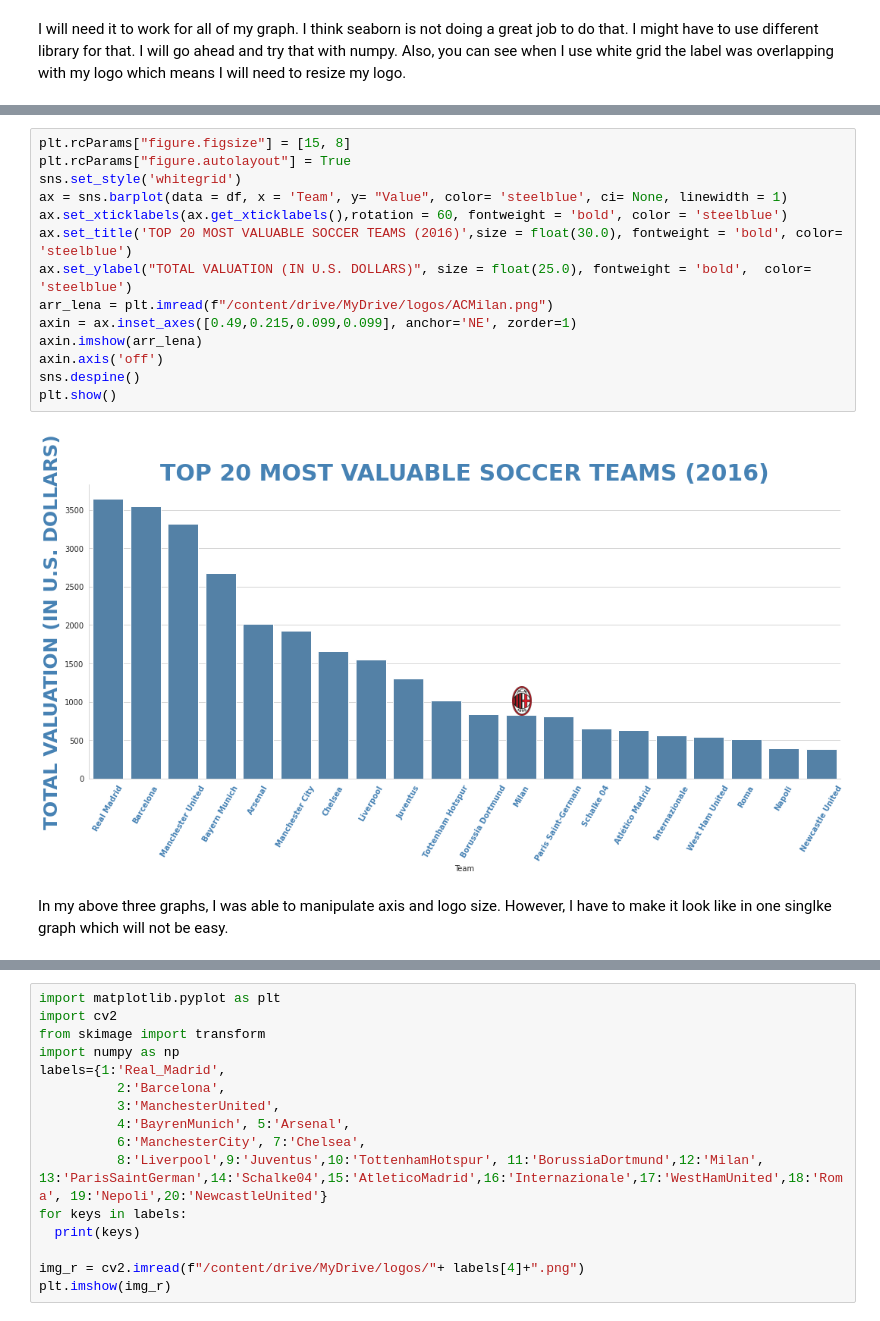
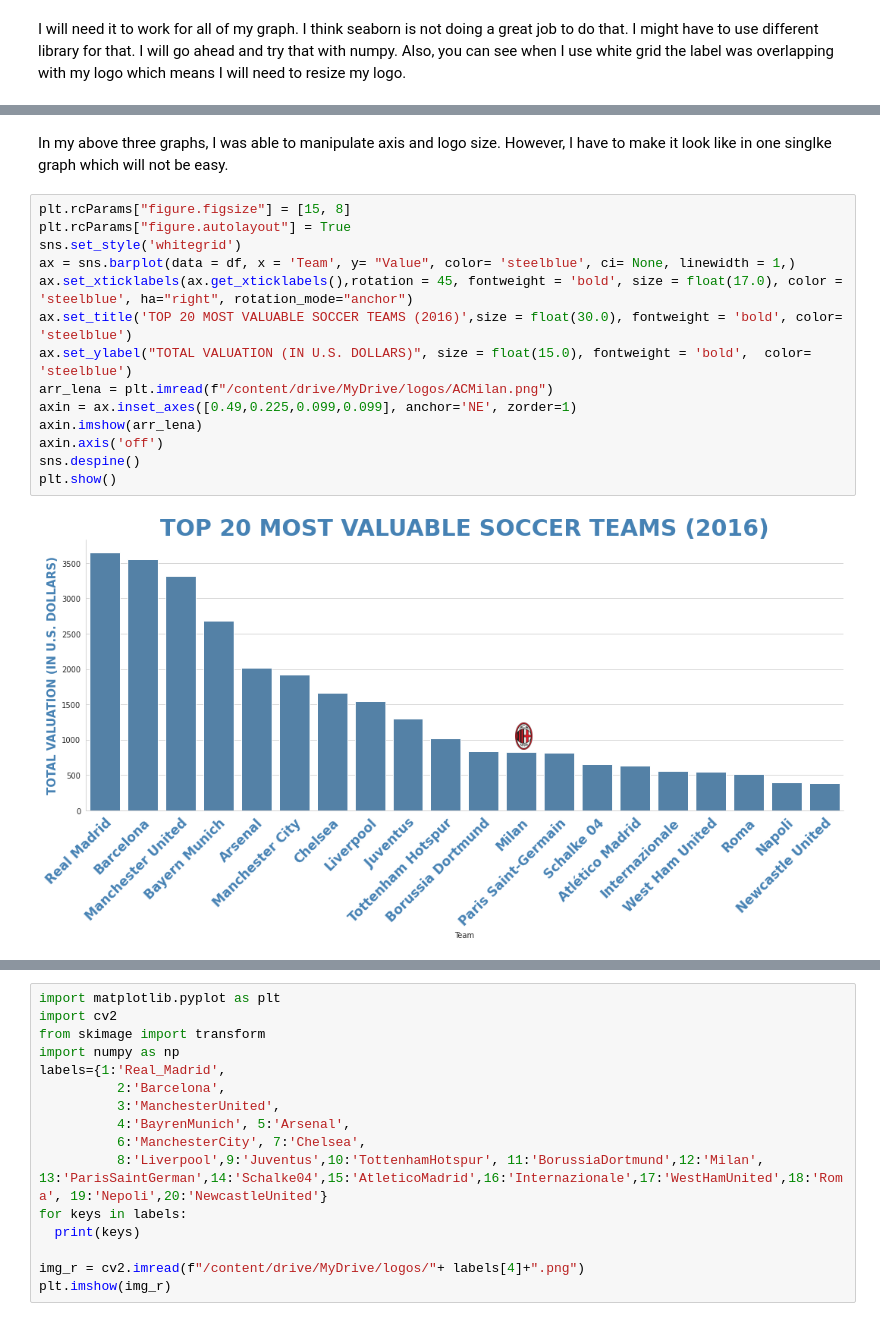
Before and after one commit to khatriprajwol/Data-Visualization-, a Jupyter notebook: Recreating The Master .ipynb, the cells around one changed output, grey strips where cells are left out. Cells and saved outputs as stored; diff of their text form.

```diff
--- a/Recreating The Master .ipynb
+++ b/Recreating The Master .ipynb
@@ -255,18 +271,18 @@ plt.show()
-# %%
-plt.rcParams["figure.figsize"] = [15, 8]
-plt.rcParams["figure.autolayout"] = True
-sns.set_style('whitegrid')
-ax = sns.barplot(data = df, x = 'Team', y= "Value", color= 'steelblue', ci= None, linewidth = 1)
-ax.set_xticklabels(ax.get_xticklabels(),rotation = 60, fontweight = 'bold', color = 'steelblue')
-ax.set_title('TOP 20 MOST VALUABLE SOCCER TEAMS (2016)',size = float(30.0), fontweight = 'bold', color= 'steelblue')
-ax.set_ylabel("TOTAL VALUATION (IN U.S. DOLLARS)", size = float(25.0), fontweight = 'bold',  color= 'steelblue')
-arr_lena = plt.imread(f"/content/drive/MyDrive/logos/ACMilan.png")
-axin = ax.inset_axes([0.49,0.215,0.099,0.099], anchor='NE', zorder=1)
-axin.imshow(arr_lena)
-axin.axis('off')
-sns.despine()
-plt.show()
-# %% [output]
-[figure, removed]
 # %% [markdown]
 In my above three graphs, I was able to manipulate axis and logo size. However, I have to make it look like in one singlke graph which will not be easy.
+# %%
+plt.rcParams["figure.figsize"] = [15, 8]
+plt.rcParams["figure.autolayout"] = True
+sns.set_style('whitegrid')
+ax = sns.barplot(data = df, x = 'Team', y= "Value", color= 'steelblue', ci= None, linewidth = 1,)
+ax.set_xticklabels(ax.get_xticklabels(),rotation = 45, fontweight = 'bold', size = float(17.0), color = 'steelblue', ha="right", rotation_mode="anchor")
+ax.set_title('TOP 20 MOST VALUABLE SOCCER TEAMS (2016)',size = float(30.0), fontweight = 'bold', color= 'steelblue')
+ax.set_ylabel("TOTAL VALUATION (IN U.S. DOLLARS)", size = float(15.0), fontweight = 'bold',  color= 'steelblue')
+arr_lena = plt.imread(f"/content/drive/MyDrive/logos/ACMilan.png")
+axin = ax.inset_axes([0.49,0.225,0.099,0.099], anchor='NE', zorder=1)
+axin.imshow(arr_lena)
+axin.axis('off')
+sns.despine()
+plt.show()
+# %% [output]
+[figure, added]
```
Also changed, not shown: parts of 10 cells of this notebook.
